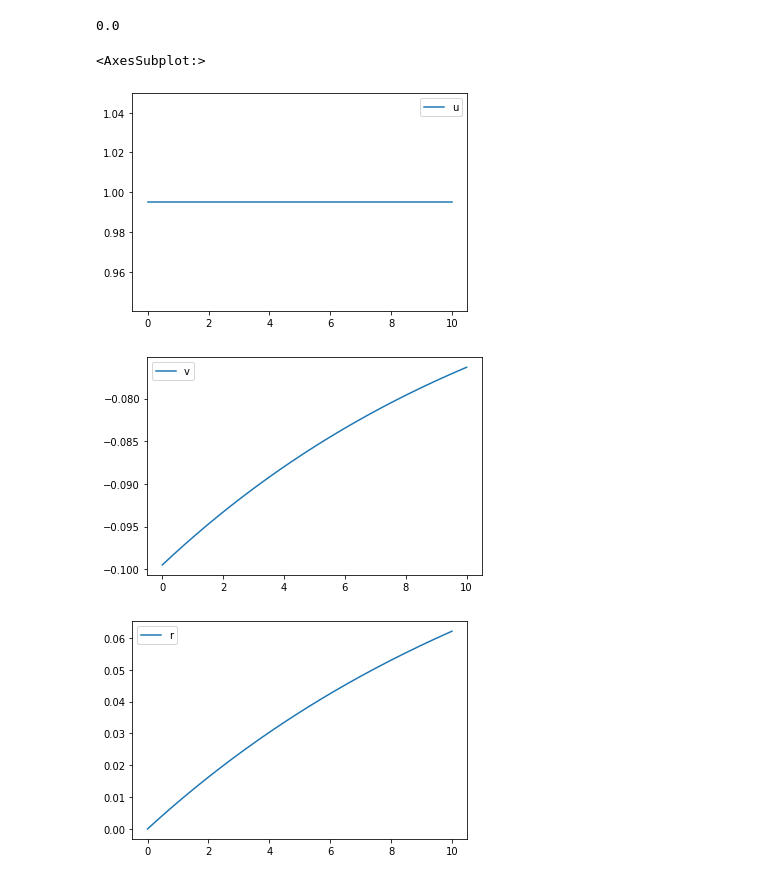
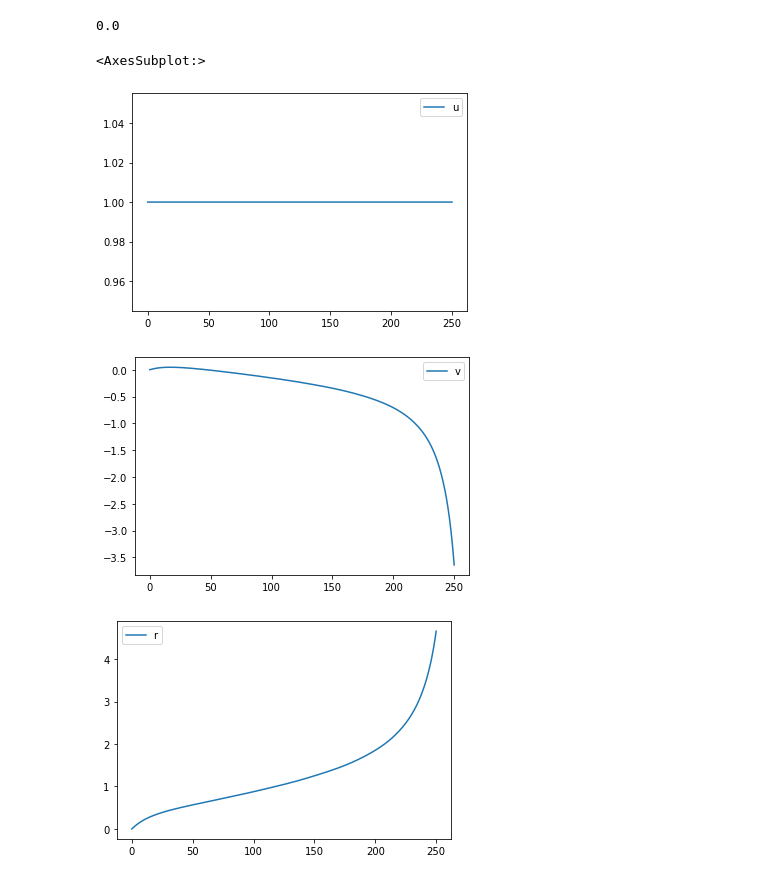
Before and after one commit to martinlarsalbert/VesselManoeuvringModels, a Jupyter notebook: notebooks/06.01_linear_VMM.ipynb, the cells around one changed output. Cells and saved outputs as stored; diff of their text form; code cells hidden in the pictures.

```diff
--- a/notebooks/06.01_linear_VMM.ipynb
+++ b/notebooks/06.01_linear_VMM.ipynb
@@ -155,8 +155,8 @@ def calculate_prime(row, df_ship_parameters):
 
 mask = df_parameters['brix_lambda'].notnull()
 df_parameters.loc[mask,'prime'] = df_parameters.loc[mask].apply(calculate_prime, df_ship_parameters=df_ship_parameters, axis=1)
-df_parameters.loc['Ydelta','prime'] = 0.1  # Just guessing
-df_parameters.loc['Ndelta','prime'] = 0.1  # Just guessing
+df_parameters.loc['Ydelta','prime'] = 0.005  # Just guessing
+df_parameters.loc['Ndelta','prime'] = df_parameters.loc['Ydelta','prime']/2  # Just guessing
 # %%
 df_parameters['prime'].fillna(0, inplace=True)
 df_parameters
@@ -215,35 +215,37 @@ run(function=model.u1d_lambda, inputs=inputs)
 # %% [output]
 0.0
 # %%
-t = np.linspace(0,10,1000)
+t = np.arange(0,250,0.01)
 
 
 control = {
-    'delta' : (0.0, 'angle'),
+    'delta' : (np.deg2rad(35), 'angle'),
 }
 
 parameters = dict(df_parameters['prime'])
 
 y0 = [
     10.0,  ## u
-    -1.0,  ## v
+    0.0,  ## v
     0.0,  ## r
-    #0,  ## ud1
-    #0,  ## vd1
-    #0,  ## rd1
+    0,  ## x0
+    0,  ## y0
+    0,  ## psi
 ]
 
-solution = model.simulate(y0=y0, t=t, df_parameters=df_parameters, df_ship_parameters=df_ship_parameters, control=control)
+solution = model.simulate(y0=y0, t=t, df_parameters=df_parameters, df_ship_parameters=df_ship_parameters, control=control, rtol=1e-3, atol=1e-3)
 #df_result_prime = pd.DataFrame(data=solution.y.T, columns = ['u','v','r','u1d','v1d','r1d'], index=t)
-df_result_prime = pd.DataFrame(data=solution.y.T, columns = ['u','v','r'], index=t)
+
+df_result_prime = pd.DataFrame(data=solution.y.T, columns = ['u','v','r','x0','y0','psi'])
+df_result_prime.index=t[0:len(df_result_prime)]
 
 #df_result_prime['U'] = np.sqrt(df_result_prime['u']**2 + df_result_prime['v']**2)
 
 df_result_prime.plot(y='u')
 df_result_prime.plot(y='v')
 df_result_prime.plot(y='r')
 # %% [output]
 <AxesSubplot:>
-[figure, old version]
+[figure, new version]
-[figure, old version]
+[figure, new version]
-[figure, old version]
+[figure, new version]
```
Also changed, not shown: parts of 6 cells of this notebook, 2 other files.
